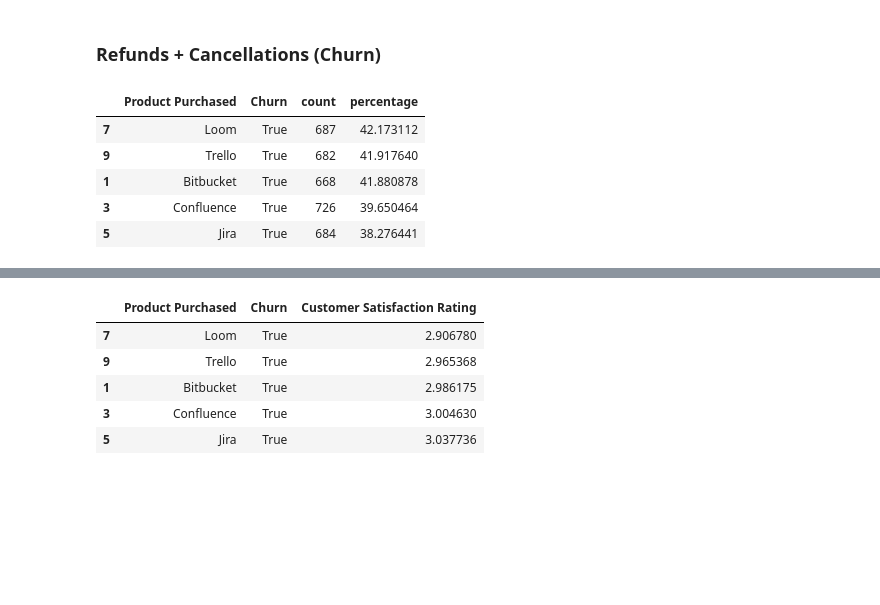
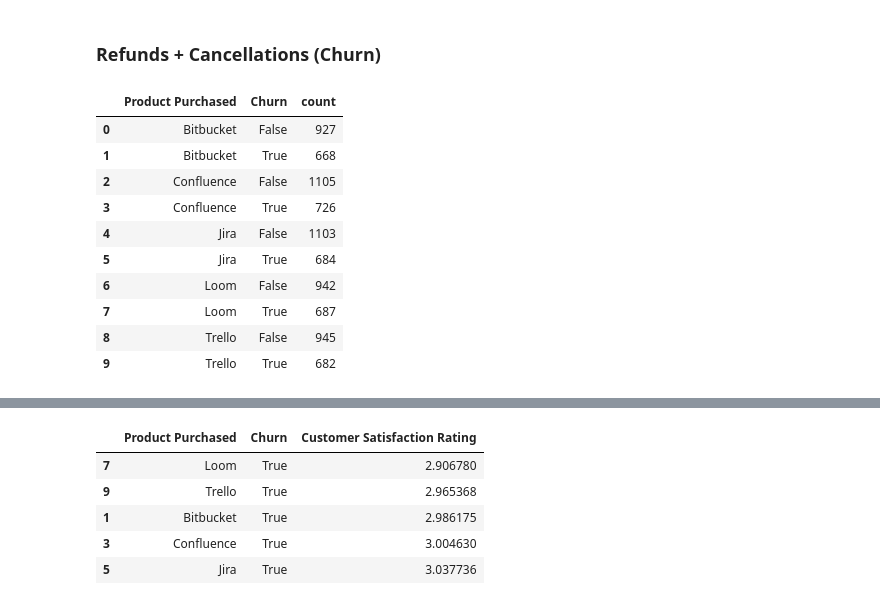
Before and after one commit to Rushik-Rsenal/AtlassianDatathon, a Jupyter notebook: eda.ipynb, the cells around one changed output, grey strips where cells are left out. Saved outputs shown, nothing was run; the diff lists cells and outputs as text; code cells hidden in the pictures; blank space fills up the shorter version.

```diff
--- a/eda.ipynb
+++ b/eda.ipynb
@@ -210,25 +331,23 @@ closed_df
 # %%
 # get the all the requests
 all = customer_support_tickets
 
-# get the closed ones
+
 refund_cancel = all[["Product Purchased", "Ticket Type"]]
 refund_cancel["Churn"] = refund_cancel["Ticket Type"].isin(["Refund request", "Cancellation request"])
 refund_cancel.drop(columns=["Ticket Type"])
 refund_cancel_df = refund_cancel.groupby(["Product Purchased", "Churn"]).size().reset_index(name="count")
 
-# calculate the percentage within each Product Purchased group
-refund_cancel_df["percentage"] = (
-    refund_cancel_df.groupby("Product Purchased")["count"]
-    .transform(lambda x: (x / x.sum()) * 100)
-)
-
-refund_cancel_df = refund_cancel_df.sort_values(["Product Purchased", "Churn", "percentage"], ascending=False)
-refund_cancel_df[refund_cancel_df["Churn"]].sort_values("percentage", ascending=False)
+refund_cancel_df
 # %% [output]
-|  | Product Purchased | Churn | count | percentage |
-| 7 | Loom | True | 687 | 42.173112 |
-| 9 | Trello | True | 682 | 41.917640 |
-| 1 | Bitbucket | True | 668 | 41.880878 |
-| 3 | Confluence | True | 726 | 39.650464 |
-| 5 | Jira | True | 684 | 38.276441 |
+|  | Product Purchased | Churn | count |
+| 0 | Bitbucket | False | 927 |
+| 1 | Bitbucket | True | 668 |
+| 2 | Confluence | False | 1105 |
+| 3 | Confluence | True | 726 |
+| 4 | Jira | False | 1103 |
+| 5 | Jira | True | 684 |
+| 6 | Loom | False | 942 |
+| 7 | Loom | True | 687 |
+| 8 | Trello | False | 945 |
+| 9 | Trello | True | 682 |
```
Also changed, not shown: parts of 37 cells of this notebook, 2 other files.
